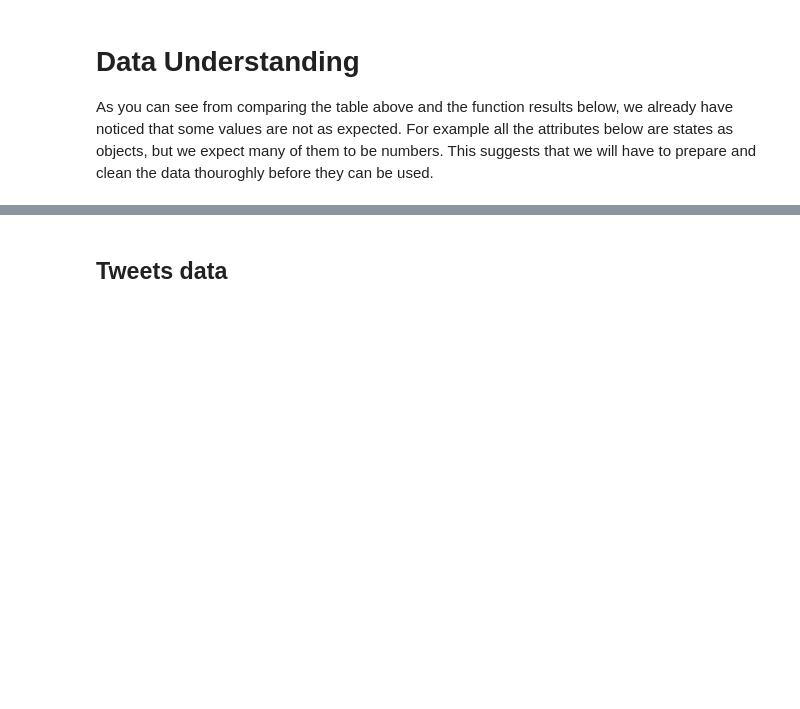
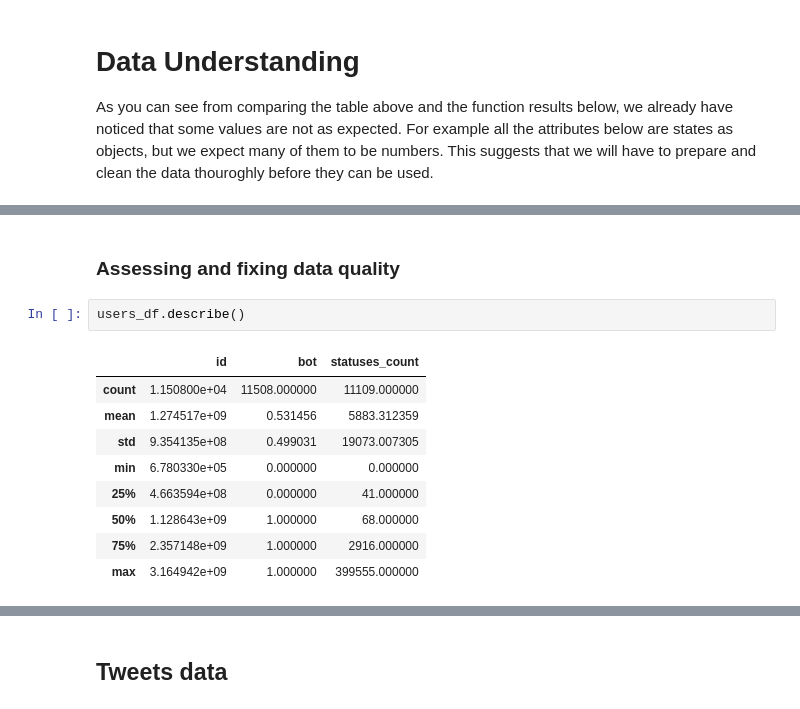
Before and after one commit to The-seven-dwarfs/DataMining-Group7, a Jupyter notebook: project.ipynb, the cells around one changed output, grey strips where cells are left out. Cells and saved outputs as stored; diff of their text form; blank space fills up the shorter version.

```diff
--- a/project.ipynb
+++ b/project.ipynb
@@ -53,0 +58,14 @@ As you can see from comparing the table above and the function results below, we
+# %% [markdown]
+### Assessing and fixing data quality
+# %%
+users_df.describe()
+# %% [output]
+|  | id | bot | statuses_count |
+| count | 1.150800e+04 | 11508.000000 | 11109.000000 |
+| mean | 1.274517e+09 | 0.531456 | 5883.312359 |
+| std | 9.354135e+08 | 0.499031 | 19073.007305 |
+| min | 6.780330e+05 | 0.000000 | 0.000000 |
+| 25% | 4.663594e+08 | 0.000000 | 41.000000 |
+| 50% | 1.128643e+09 | 1.000000 | 68.000000 |
+| 75% | 2.357148e+09 | 1.000000 | 2916.000000 |
+| max | 3.164942e+09 | 1.000000 | 399555.000000 |
```
Also changed, not shown: parts of 52 cells of this notebook.
